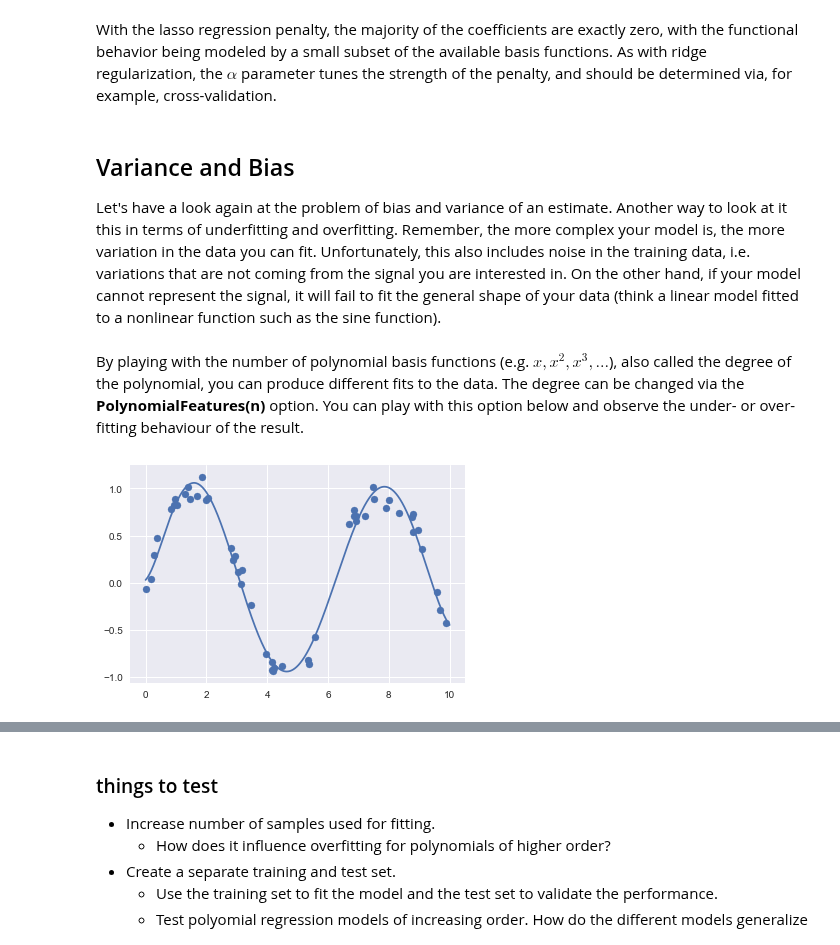
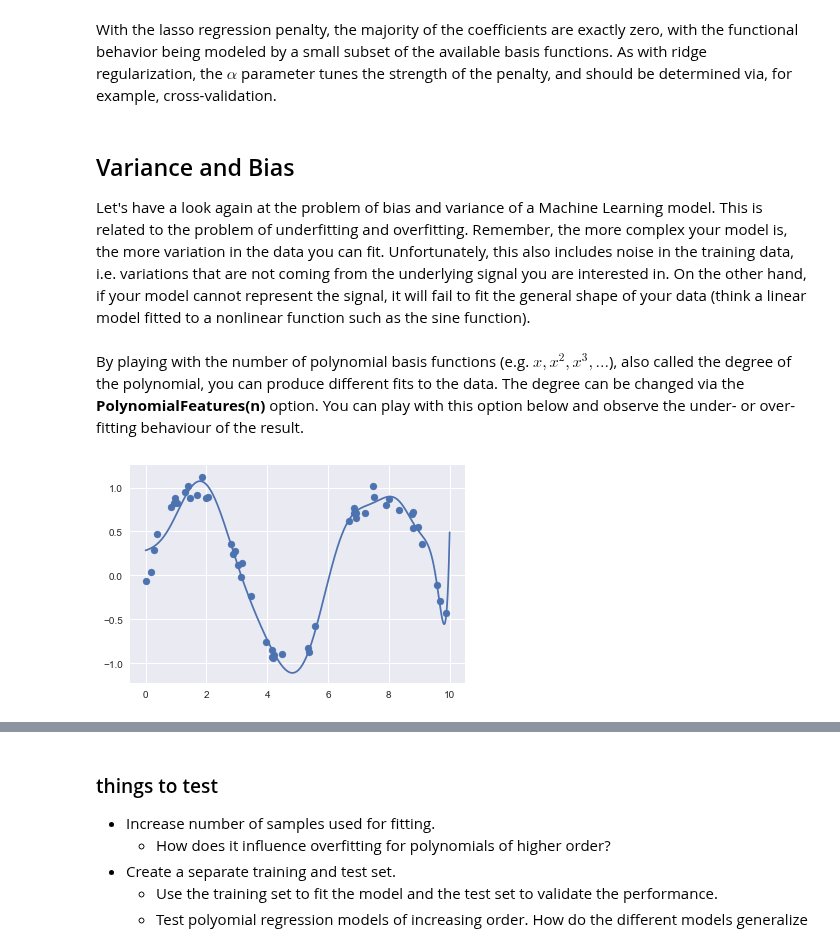
Before and after one commit to nscherf/Machine-learning-lectures, a Jupyter notebook: 04-Python-Introduction/00-Linear-Regression.ipynb, the cells around one changed output, grey strips where cells are left out. Cells and saved outputs as stored; diff of their text form; code cells hidden in the pictures.

Commit message:
more explanations for bias and variance part

```diff
--- a/04-Python-Introduction/00-Linear-Regression.ipynb
+++ b/04-Python-Introduction/00-Linear-Regression.ipynb
@@ -269,21 +269,21 @@ As with ridge regularization, the $\alpha$ parameter tunes the strength of the p
 # %% [markdown]
 ## Variance and Bias
 
-Let's have a look again at the problem of bias and variance of an estimate. Another way to look at it this in terms of underfitting and overfitting. Remember, the more complex your model is, the more variation in the data you can fit. Unfortunately, this also includes noise in the training data, i.e. variations that are not coming from the signal you are interested in. On the other hand, if your model cannot represent the signal, it will fail to fit the general shape of your data (think a linear model fitted to a nonlinear function such as the sine function).
+Let's have a look again at the problem of bias and variance of a Machine Learning model. This is related to the problem of underfitting and overfitting. Remember, the more complex your model is, the more variation in the data you can fit. Unfortunately, this also includes noise in the training data, i.e. variations that are not coming from the underlying signal you are interested in. On the other hand, if your model cannot represent the signal, it will fail to fit the general shape of your data (think a linear model fitted to a nonlinear function such as the sine function).
 # %% [markdown]
 By playing with the number of polynomial basis functions (e.g. $x, x^2, x^3, ...$), also called the degree of the polynomial, you can produce different fits to the data. The degree can be changed via the **PolynomialFeatures(n)** option. You can play with this option below and observe the under- or over-fitting behaviour of the result.
 # %%
-poly_model = make_pipeline(PolynomialFeatures(7),
+poly_model = make_pipeline(PolynomialFeatures(16),
                            LinearRegression())
 
 rng = np.random.RandomState(1)
 x = 10 * rng.rand(50)
 y = np.sin(x) + 0.1 * rng.randn(50)
 
 poly_model.fit(x[:, np.newaxis], y)
 yfit = poly_model.predict(xfit[:, np.newaxis])
 
 plt.scatter(x, y)
 plt.plot(xfit, yfit);
 # %% [output]
-[figure, old version]
+[figure, new version]
```
Also changed, not shown: parts of 9 cells of this notebook.
